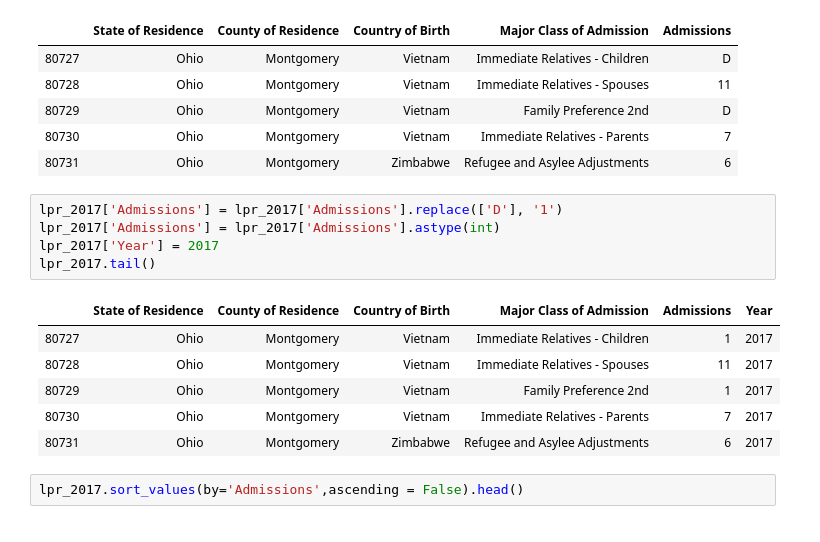
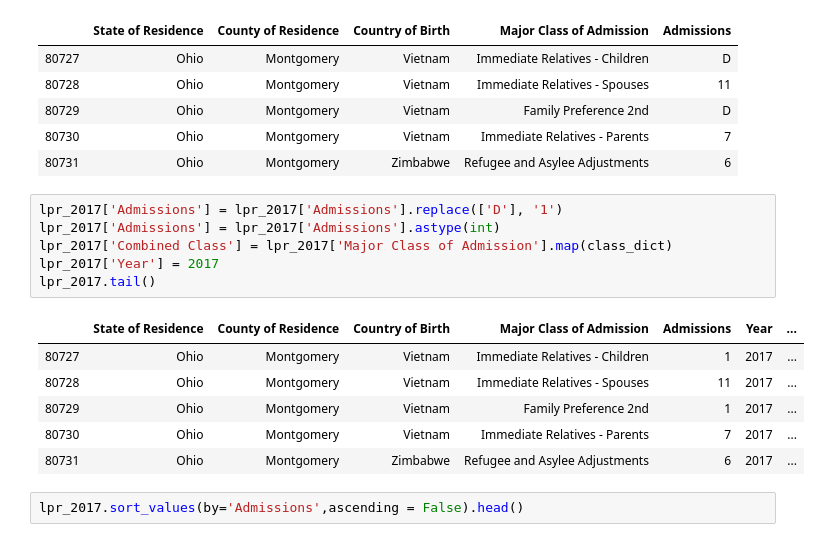
Before and after one commit to knitterpam/LPR_Location_Analysis, a Jupyter notebook: notebooks/capstone_EDA.ipynb, the cells around one changed output. Drawn from its saved outputs; the diff is of its cells as text.

```diff
--- a/notebooks/capstone_EDA.ipynb
+++ b/notebooks/capstone_EDA.ipynb
@@ -523,15 +513,16 @@ lpr_2017.tail()
 # %%
 lpr_2017['Admissions'] = lpr_2017['Admissions'].replace(['D'], '1')
 lpr_2017['Admissions'] = lpr_2017['Admissions'].astype(int)
+lpr_2017['Combined Class'] = lpr_2017['Major Class of Admission'].map(class_dict)
 lpr_2017['Year'] = 2017
 lpr_2017.tail()
 # %% [output]
-|  | State of Residence | County of Residence | Country of Birth | Major Class of Admission | Admissions | Year |
-| 80727 | Ohio | Montgomery | Vietnam | Immediate Relatives - Children | 1 | 2017 |
-| 80728 | Ohio | Montgomery | Vietnam | Immediate Relatives - Spouses | 11 | 2017 |
-| 80729 | Ohio | Montgomery | Vietnam | Family Preference 2nd | 1 | 2017 |
-| 80730 | Ohio | Montgomery | Vietnam | Immediate Relatives - Parents | 7 | 2017 |
-| 80731 | Ohio | Montgomery | Zimbabwe | Refugee and Asylee Adjustments | 6 | 2017 |
+|  | State of Residence | County of Residence | Country of Birth | Major Class of Admission | Admissions | Year | ... |
+| 80727 | Ohio | Montgomery | Vietnam | Immediate Relatives - Children | 1 | 2017 | ... |
+| 80728 | Ohio | Montgomery | Vietnam | Immediate Relatives - Spouses | 11 | 2017 | ... |
+| 80729 | Ohio | Montgomery | Vietnam | Family Preference 2nd | 1 | 2017 | ... |
+| 80730 | Ohio | Montgomery | Vietnam | Immediate Relatives - Parents | 7 | 2017 | ... |
+| 80731 | Ohio | Montgomery | Zimbabwe | Refugee and Asylee Adjustments | 6 | 2017 | ... |
 # %%
 lpr_2017.sort_values(by='Admissions',ascending = False).head()
 # %% [output]
```
Also changed, not shown: parts of 22 cells of this notebook.
